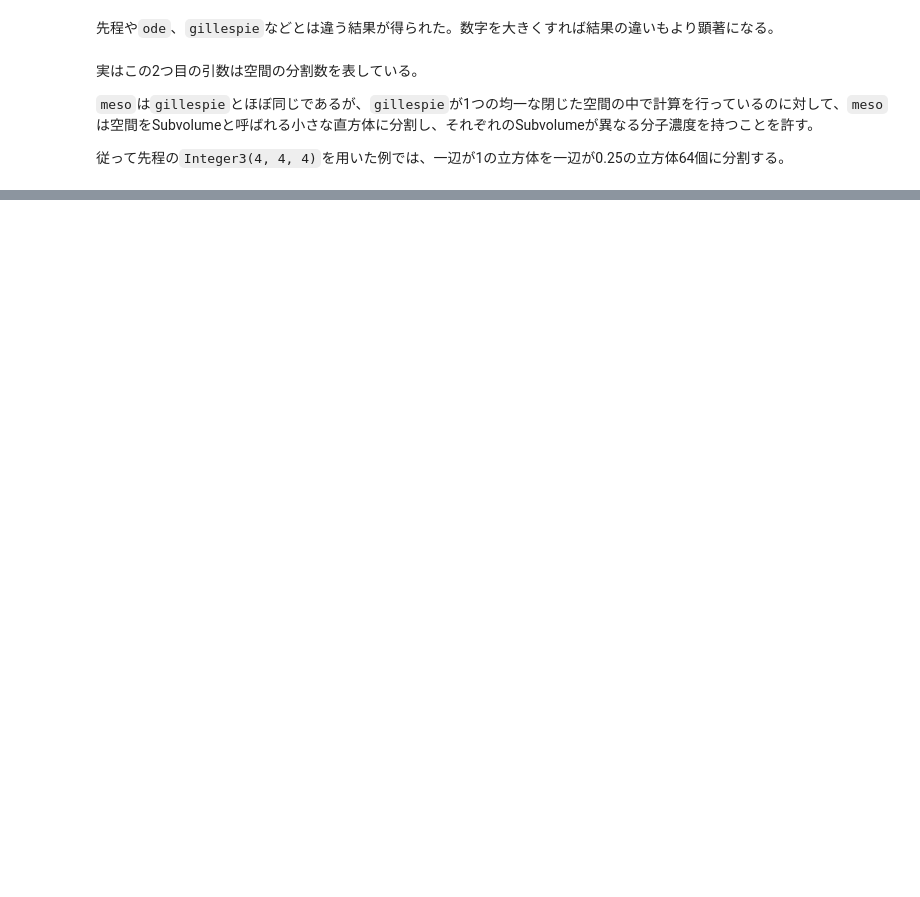
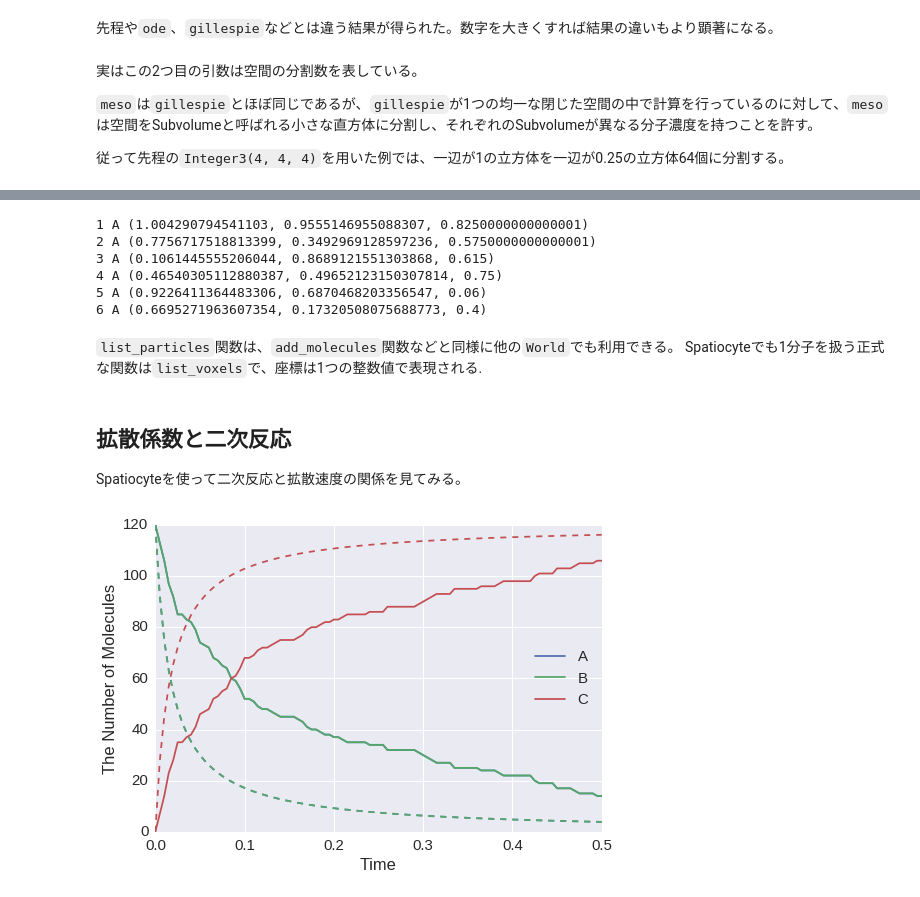
Before and after one commit to kozo2/ecell4-lectures, a Jupyter notebook: lecture4.ipynb, the cells around one changed output, grey strips where cells are left out. Cells and saved outputs as stored; diff of their text form; code cells hidden in the pictures; blank space fills up the shorter version.

```diff
--- a/lecture4.ipynb
+++ b/lecture4.ipynb
@@ -96,0 +348,43 @@ viz.plot_number_observer(obs)
+# %%
+w.add_molecules(Species('A'), 5)
+
+particles = w.list_particles(Species('A'))
+for pid, p in particles:
+    print(pid.serial(), p.species().serial(), tuple(p.position()))
+# %% [output]
+1 A (1.004290794541103, 0.9555146955088307, 0.8250000000000001)
+2 A (0.7756717518813399, 0.3492969128597236, 0.5750000000000001)
+3 A (0.1061445555206044, 0.8689121551303868, 0.615)
+4 A (0.46540305112880387, 0.49652123150307814, 0.75)
+5 A (0.9226411364483306, 0.6870468203356547, 0.06)
+6 A (0.6695271963607354, 0.17320508075688773, 0.4)
+# %% [markdown]
+`list_particles`関数は、`add_molecules`関数などと同様に他の`World`でも利用できる。
+Spatiocyteでも1分子を扱う正式な関数は`list_voxels`で、座標は1つの整数値で表現される.
+# %% [markdown]
+## 拡散係数と二次反応
+
+Spatiocyteを使って二次反応と拡散速度の関係を見てみる。
+# %%
+with species_attributes():
+    A | B | C | {'D': '1'}
+
+with reaction_rules():
+    A + B > C | 1.0
+
+m = get_model()
+
+w = spatiocyte.SpatiocyteWorld(Real3(2, 1, 1), 0.005)
+w.bind_to(m)
+w.add_molecules(Species('A'), 120)
+w.add_molecules(Species('B'), 120)
+
+obs1 = FixedIntervalNumberObserver(0.005, ('A', 'B', 'C'))
+sim = spatiocyte.SpatiocyteSimulator(w)
+sim.run(0.5, obs1)
+# %%
+obs2 = run_simulation(0.5, model=m, y0={'A': 120, 'B': 120}, volume=2, return_type='observer')
+# %%
+viz.plot_number_observer(obs1, '-', obs2, '--')
+# %% [output]
+[figure, added]
```
Also changed, not shown: parts of 106 cells of this notebook, 1 other file.
